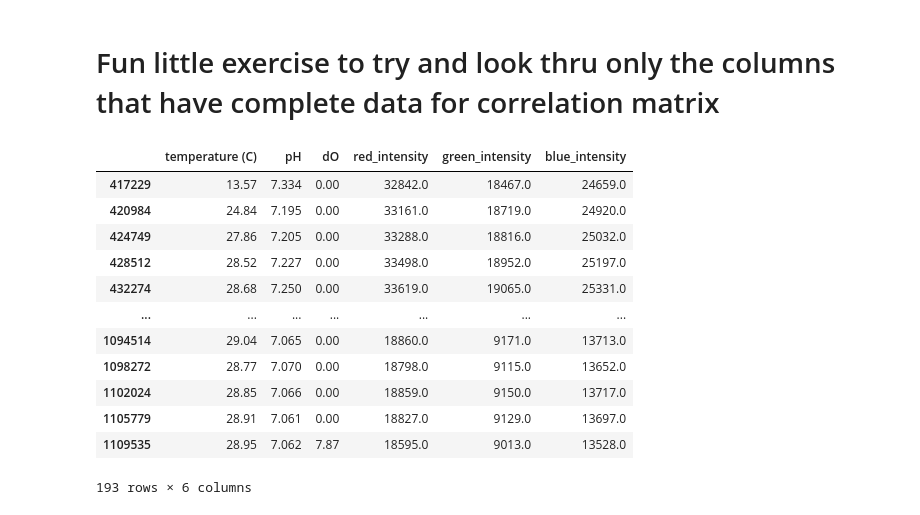
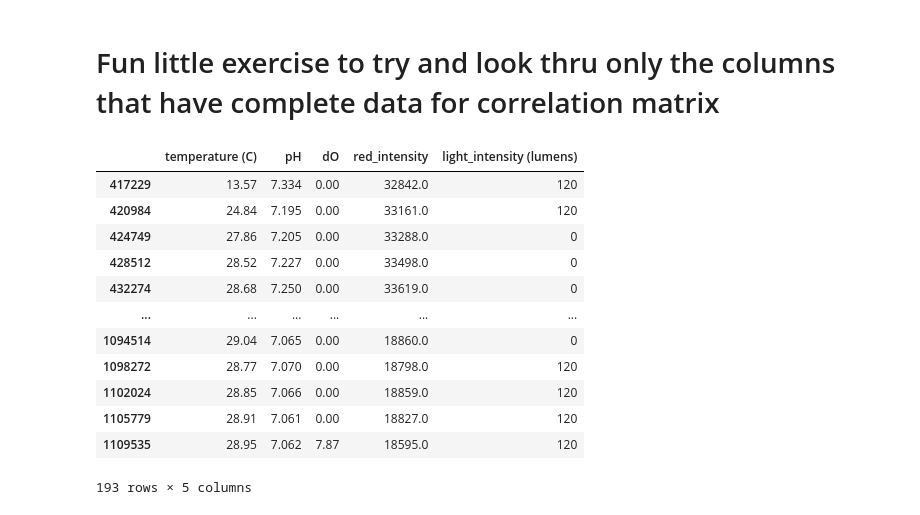
Before and after one commit to YitongTseo/cyanobacteria_factory, a Jupyter notebook: data_collation.ipynb, the cells around one changed output. Saved outputs shown, nothing was run; the diff lists cells and outputs as text; code cells hidden in the pictures.

```diff
--- a/data_collation.ipynb
+++ b/data_collation.ipynb
@@ -78,0 +60,13 @@ df_combined
+# %%
+# Convert the datetime column to actual datetime objects
+df_combined['datetime'] = pd.to_datetime(df_combined['datetime'])
+
+# Function to calculate light intensity
+def get_light_intensity(dt):
+    dt = pd.to_datetime(dt)
+    hour = dt.hour
+    return 120 if 8 <= hour < 20 else 0
+
+# Apply function to create new column
+df_combined['light_intensity (lumens)'] = df_combined['datetime'].apply(get_light_intensity)
+df_combined
@@ -262,38 +280,37 @@ plt.show()
 # %%
 import seaborn as sns
 import matplotlib.pyplot as plt
 import pandas as pd
 import numpy as np
 
 # Select the columns we're interested in
 correlation_data = df_combined[
     [
         "temperature (C)",
         "pH",
         "dO",
         "red_intensity",
-        "green_intensity",
-        "blue_intensity",
+        'light_intensity (lumens)',
     ]
 ]
 
 # Drop rows with any missing values
 complete_data = correlation_data.dropna(how="any")
 complete_data
 # %% [output]
-|  | temperature (C) | pH | dO | red_intensity | green_intensity | blue_intensity |
-| 417229 | 13.57 | 7.334 | 0.00 | 32842.0 | 18467.0 | 24659.0 |
-| 420984 | 24.84 | 7.195 | 0.00 | 33161.0 | 18719.0 | 24920.0 |
-| 424749 | 27.86 | 7.205 | 0.00 | 33288.0 | 18816.0 | 25032.0 |
-| 428512 | 28.52 | 7.227 | 0.00 | 33498.0 | 18952.0 | 25197.0 |
-| 432274 | 28.68 | 7.250 | 0.00 | 33619.0 | 19065.0 | 25331.0 |
-| ... | ... | ... | ... | ... | ... | ... |
-| 1094514 | 29.04 | 7.065 | 0.00 | 18860.0 | 9171.0 | 13713.0 |
-| 1098272 | 28.77 | 7.070 | 0.00 | 18798.0 | 9115.0 | 13652.0 |
-| 1102024 | 28.85 | 7.066 | 0.00 | 18859.0 | 9150.0 | 13717.0 |
-| 1105779 | 28.91 | 7.061 | 0.00 | 18827.0 | 9129.0 | 13697.0 |
-| 1109535 | 28.95 | 7.062 | 7.87 | 18595.0 | 9013.0 | 13528.0 |
+|  | temperature (C) | pH | dO | red_intensity | light_intensity (lumens) |
+| 417229 | 13.57 | 7.334 | 0.00 | 32842.0 | 120 |
+| 420984 | 24.84 | 7.195 | 0.00 | 33161.0 | 120 |
+| 424749 | 27.86 | 7.205 | 0.00 | 33288.0 | 0 |
+| 428512 | 28.52 | 7.227 | 0.00 | 33498.0 | 0 |
+| 432274 | 28.68 | 7.250 | 0.00 | 33619.0 | 0 |
+| ... | ... | ... | ... | ... | ... |
+| 1094514 | 29.04 | 7.065 | 0.00 | 18860.0 | 0 |
+| 1098272 | 28.77 | 7.070 | 0.00 | 18798.0 | 120 |
+| 1102024 | 28.85 | 7.066 | 0.00 | 18859.0 | 120 |
+| 1105779 | 28.91 | 7.061 | 0.00 | 18827.0 | 120 |
+| 1109535 | 28.95 | 7.062 | 7.87 | 18595.0 | 120 |
-193 rows × 6 columns
+193 rows × 5 columns
 # %%
 print(f"Original shape: {correlation_data.shape}, After dropping NAs: {complete_data.shape}")
 
```
Also changed, not shown: parts of 6 cells of this notebook, 6 other files.
